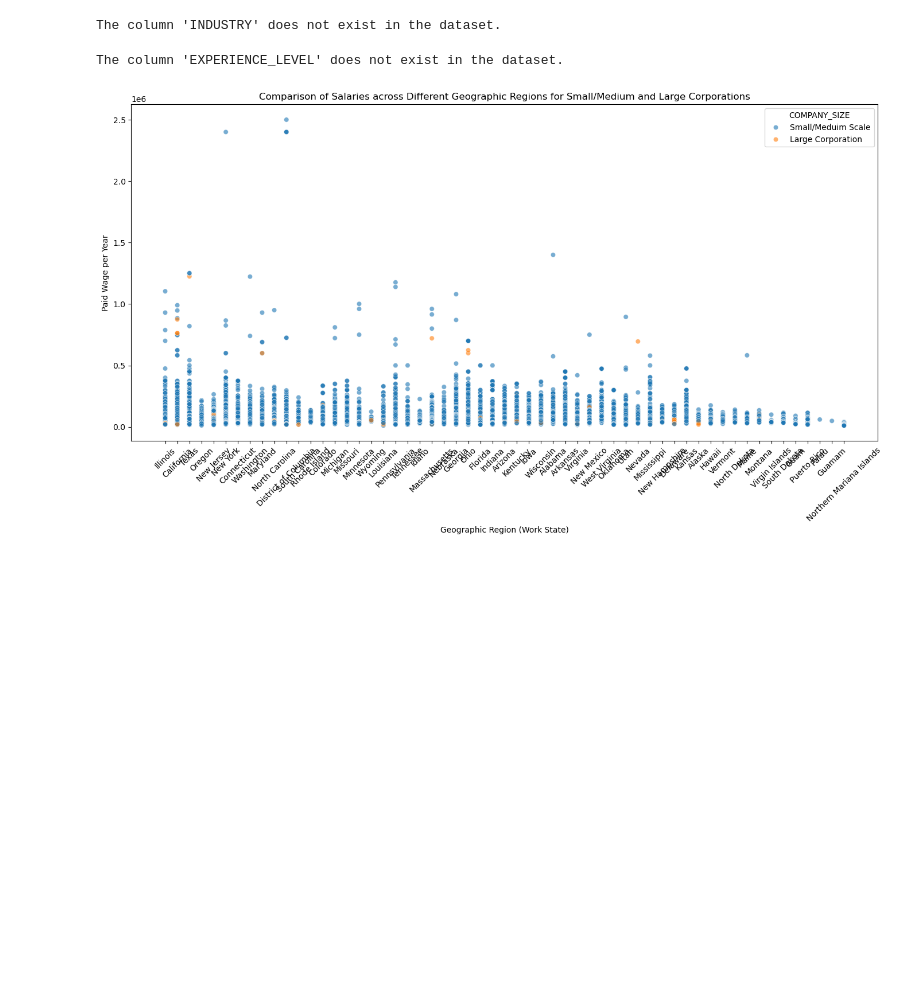
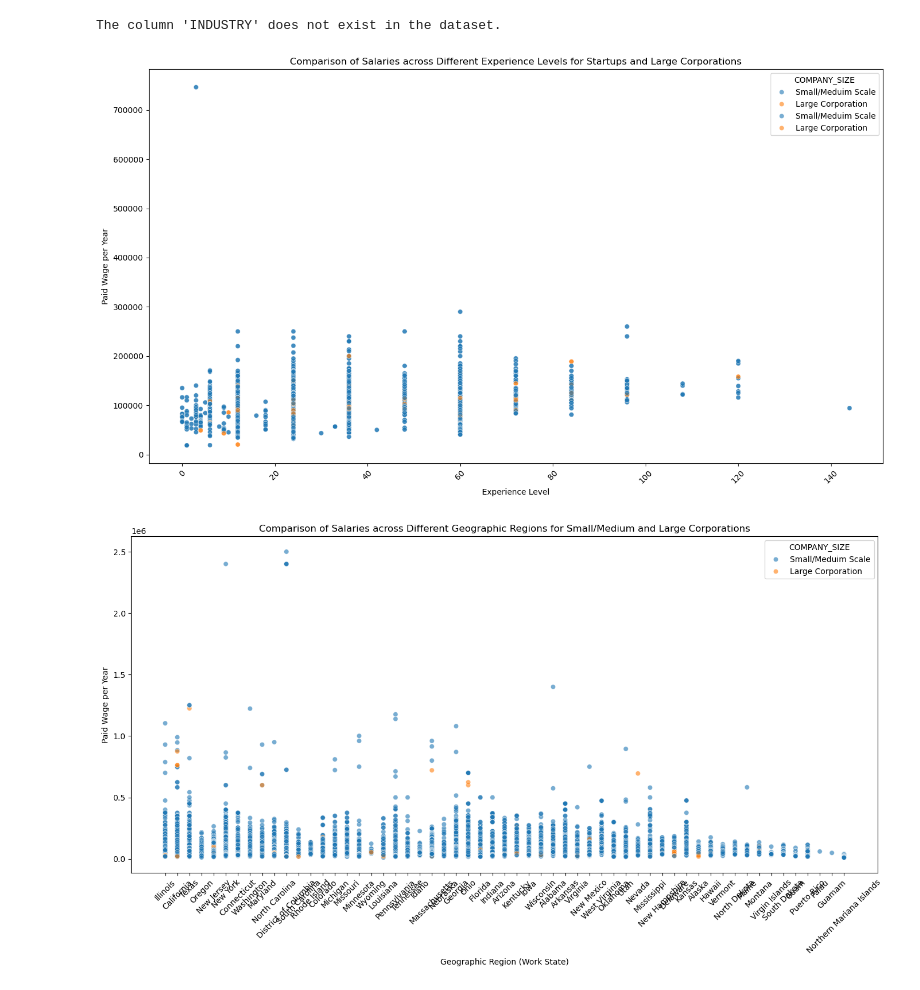
Before and after one commit to ReeseWatkinsNelson/GroupProject, a Jupyter notebook: salary_work_in_progress/Kshitij.ipynb, the cells around one changed output. Saved outputs shown, nothing was run; the diff lists cells and outputs as text; code cells hidden in the pictures; blank space fills up the shorter version.

Commit message:
added data visualization

```diff
--- a/salary_work_in_progress/Kshitij.ipynb
+++ b/salary_work_in_progress/Kshitij.ipynb
@@ -254,19 +254,20 @@ else:
 # %% [output]
 The column 'INDUSTRY' does not exist in the dataset.
 # %%
-if 'EXPERIENCE_LEVEL' in salary_df.columns:
+if 'EXPERIENCE_REQUIRED_NUM_MONTHS' in salary_df.columns:
     plt.figure(figsize=(14, 8))
-    sns.scatterplot(data=salary_df, x='EXPERIENCE_LEVEL', y='PAID_WAGE_PER_YEAR', hue='COMPANY_SIZE', alpha=0.6)
+    sns.scatterplot(data=salary_df, x='EXPERIENCE_REQUIRED_NUM_MONTHS', y='PAID_WAGE_PER_YEAR', hue='COMPANY_SIZE', alpha=0.6)
+    sns.scatterplot(data=salary_df, x='EXPERIENCE_REQUIRED_NUM_MONTHS', y='PAID_WAGE_PER_YEAR', hue='COMPANY_SIZE', alpha=0.6)
     plt.xlabel('Experience Level')
     plt.ylabel('Paid Wage per Year')
     plt.title('Comparison of Salaries across Different Experience Levels for Startups and Large Corporations')
     plt.xticks(rotation=45)
     plt.tight_layout()
     plt.show()
 else:
     print("The column 'EXPERIENCE_LEVEL' does not exist in the dataset.")
 # %% [output]
-The column 'EXPERIENCE_LEVEL' does not exist in the dataset.
+[figure, added]
 # %%
 if 'WORK_STATE' in salary_df.columns:
     plt.figure(figsize=(14, 8))
```
